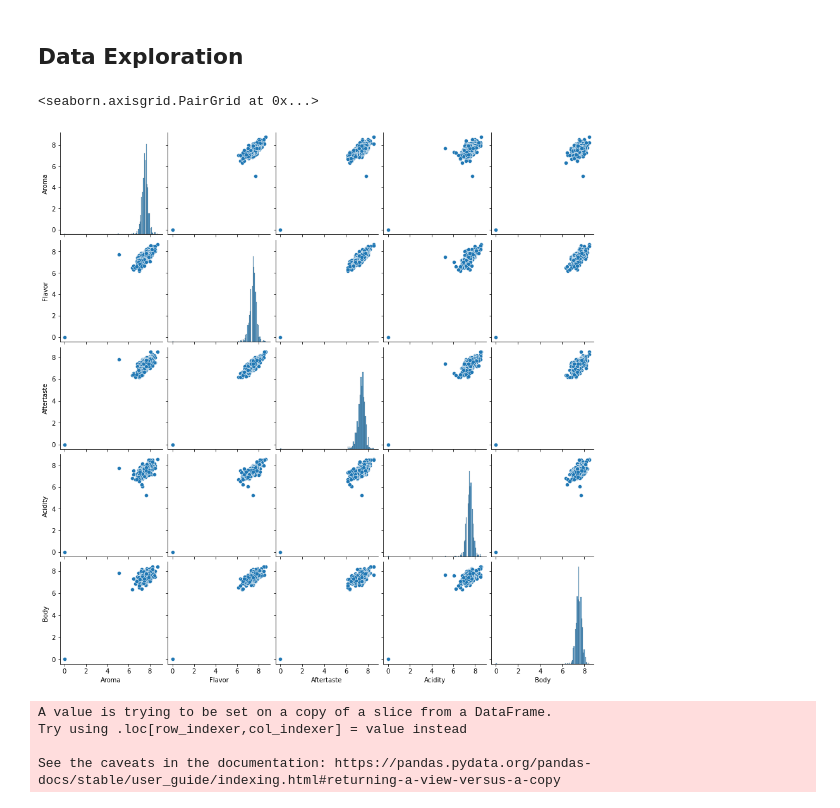
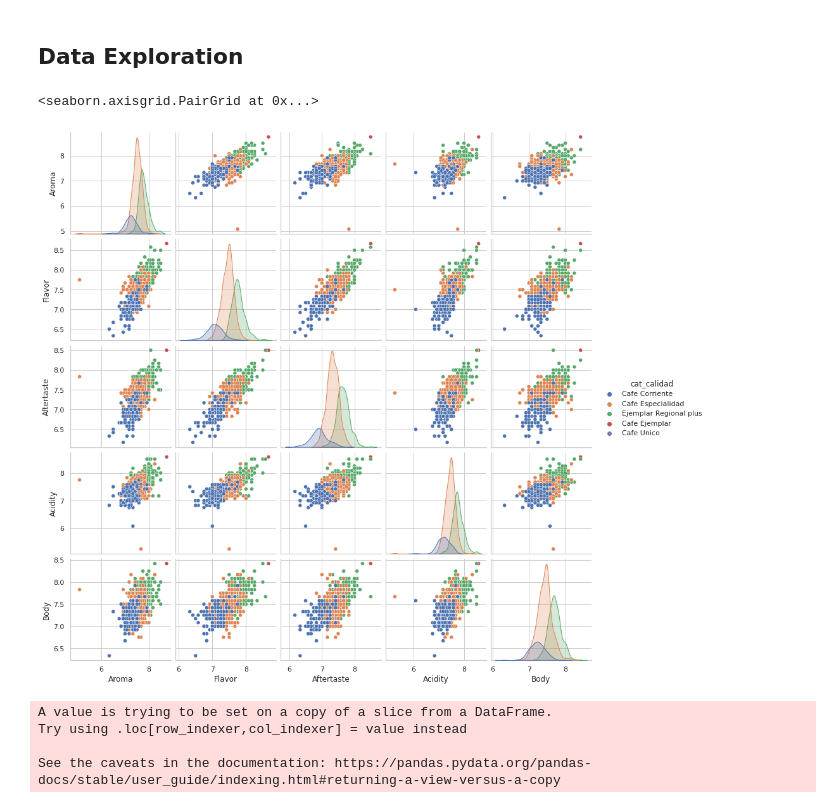
Before and after one commit to jagg2994/Cafe-dataset, a Jupyter notebook: notebook.ipynb, the cells around one changed output. Saved outputs shown, nothing was run; the diff lists cells and outputs as text; code cells hidden in the pictures.

```diff
--- a/notebook.ipynb
+++ b/notebook.ipynb
@@ -176,10 +176,10 @@ See the caveats in the documentation: https://pandas.pydata.org/pandas-docs/stab
 # %% [markdown]
 ## Data Exploration
 # %%
-sns.pairplot(df, vars = ['Aroma', 'Flavor', 'Aftertaste', 'Acidity', 'Body'])
+sns.pairplot(df, vars = ['Aroma', 'Flavor', 'Aftertaste', 'Acidity', 'Body'], hue='cat_calidad')
 # %% [output]
 <seaborn.axisgrid.PairGrid at 0x...>
-[figure, old version]
+[figure, new version]
 # %%
  calidades = ['Cafe Corriente', 'Cafe Especialidad', 'Ejemplar Regional plus','Cafe Ejemplar', 'Cafe Unico']
  df['cat_calidad'] = pd.cut(df['Total.Cup.Points'], bins=[70, 80, 83, 89, 95, 100], labels= calidades)
```
Also changed, not shown: parts of 7 cells of this notebook, 1 other file.
